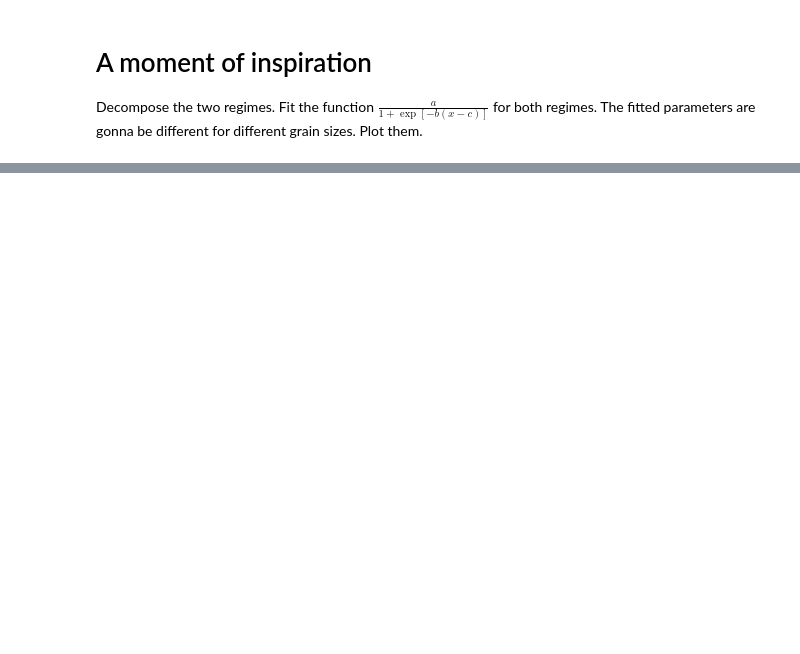
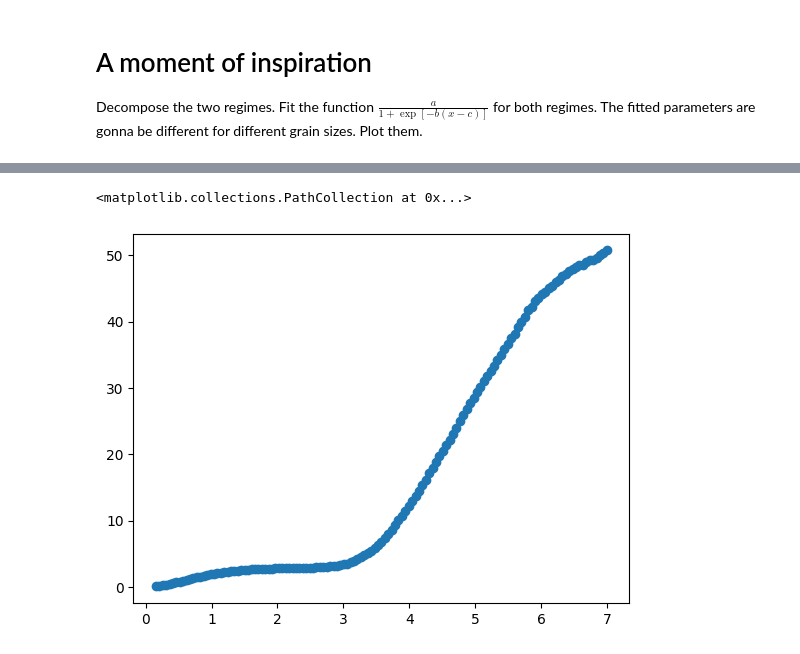
Before and after one commit to ahasan3-ncsu/wd-swelling, a Jupyter notebook: data_2022/eureka.ipynb, the cells around one changed output, grey strips where cells are left out. Saved outputs shown, nothing was run; the diff lists cells and outputs as text; code cells hidden in the pictures; blank space fills up the shorter version.

```diff
--- a/data_2022/eureka.ipynb
+++ b/data_2022/eureka.ipynb
@@ -32,0 +44,7 @@ fgs = 'Fuel Gas Swelling (%)'
+# %%
+foo = jar.loc[jar[gr] == 4.36]
+# %%
+plt.scatter(foo[fd], foo[fgs])
+# %% [output]
+<matplotlib.collections.PathCollection at 0x...>
+[figure, added]
```
Also changed, not shown: parts of 11 cells of this notebook.
